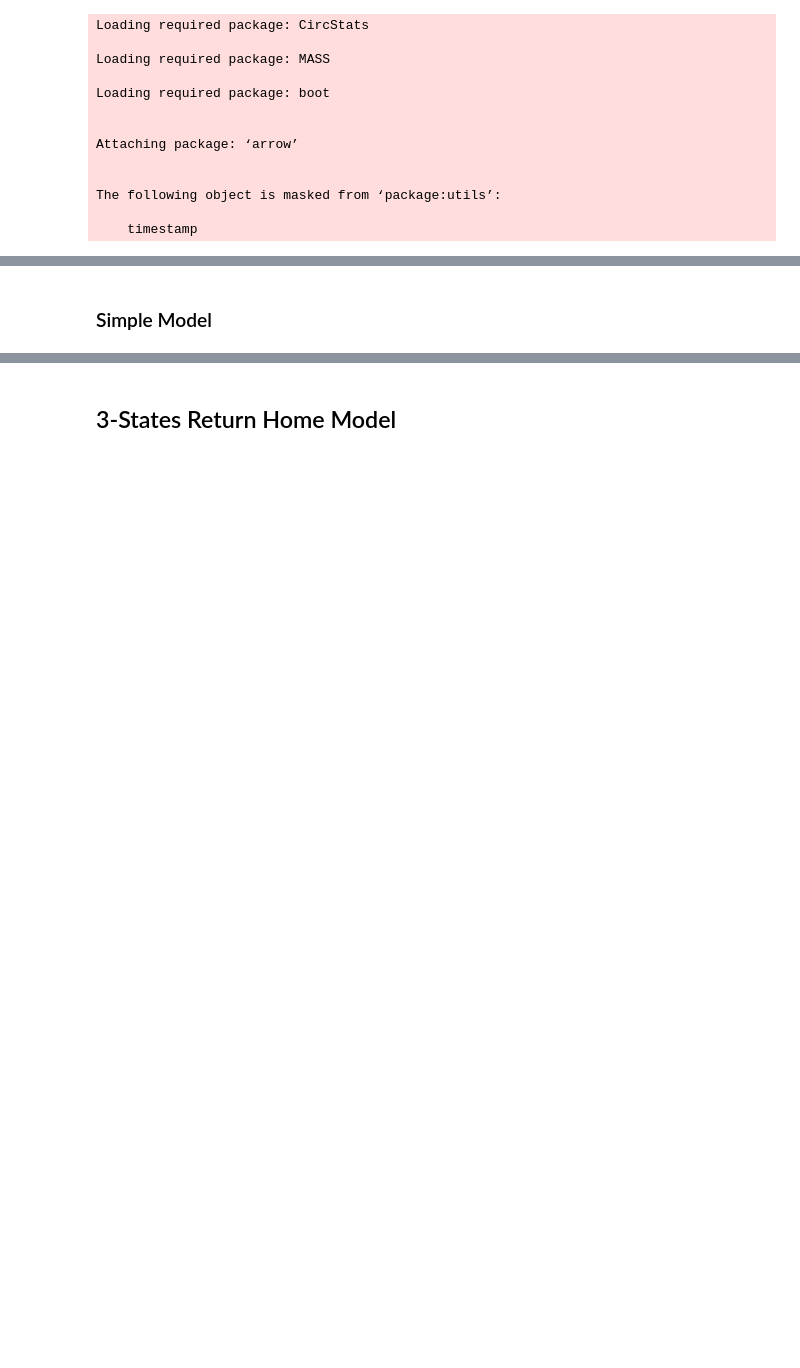
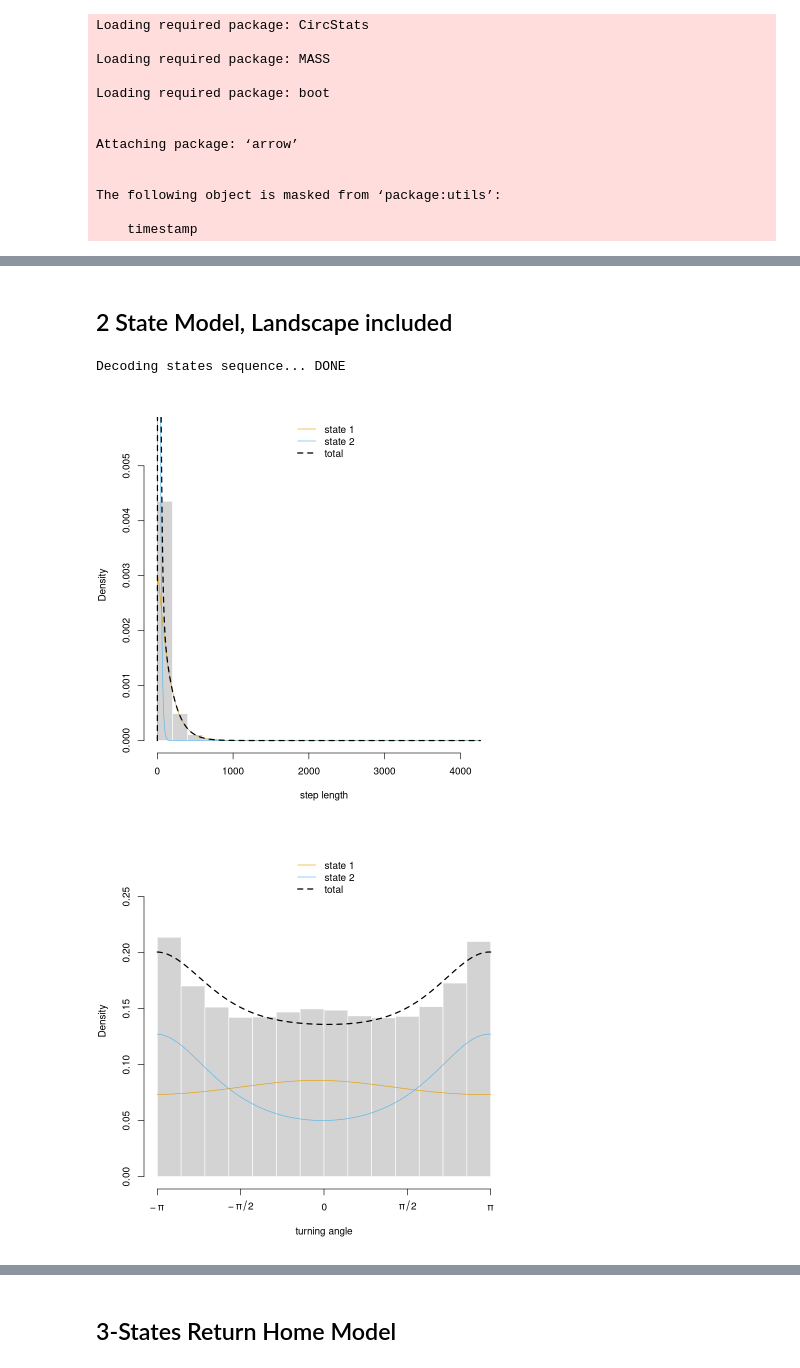
Before and after one commit to GMU-GeoSciences/Repast4pyModels, a Jupyter notebook: Notebooks/02-HMM R-Script.ipynb, the cells around one changed output, grey strips where cells are left out. Drawn from its saved outputs; the diff is of its cells as text; code cells hidden in the pictures; blank space fills up the shorter version.

```diff
--- a/Notebooks/02-HMM R-Script.ipynb
+++ b/Notebooks/02-HMM R-Script.ipynb
@@ -146,27 +194,29 @@ Decoding states sequence... DONE
 # %% [markdown]
-### Simple Model
+## 2 State Model, Landscape included
 # %%
 # Weibull Params
-shape <- c(1.2, 1.1)
-scale <- c(0.047, 0.205)
+shape <- c(1.0, 1.3)
+scale <- c(150, 30)
 
 #Cauchy params  FOR RETURN HOME ANGLE
-mean <- c(0.1415, -3.0)
-concentration <- c(0.24, 0.24)
+mean <- c(-0.13, 3.0)
+concentration <- c(0.04, 0.24)
 
 zero_mass0 <- c(0.01, 0.01)
 #if we have duplicates (step-length zero) the first zero_mass should not be zero
 stepPar1 <- c(shape,scale,zero_mass0)
 anglePar1<- c(mean,concentration)
 # %%
-mod_simple <- fitHMM(data = gps_data_simple,
+mod_simple_landscape <- fitHMM(data = gps_data,
                nbStates = 2,
                stepDist = 'weibull',
                angleDist = 'wrpcauchy',
                stepPar0 = stepPar1,
                anglePar0 = anglePar1,
                formula=~raster_value)
-
-mod_simple
 # %%
-plot(mod_simple, ask = FALSE, plotTracks = FALSE, plotCI = TRUE)
+plot(mod_simple_landscape, ask = FALSE, plotTracks = FALSE, plotCI = TRUE)
+# %% [output]
+Decoding states sequence... DONE
+[figure, added]
+[figure, added]
```
Also changed, not shown: parts of 51 cells of this notebook, 16 other files.
